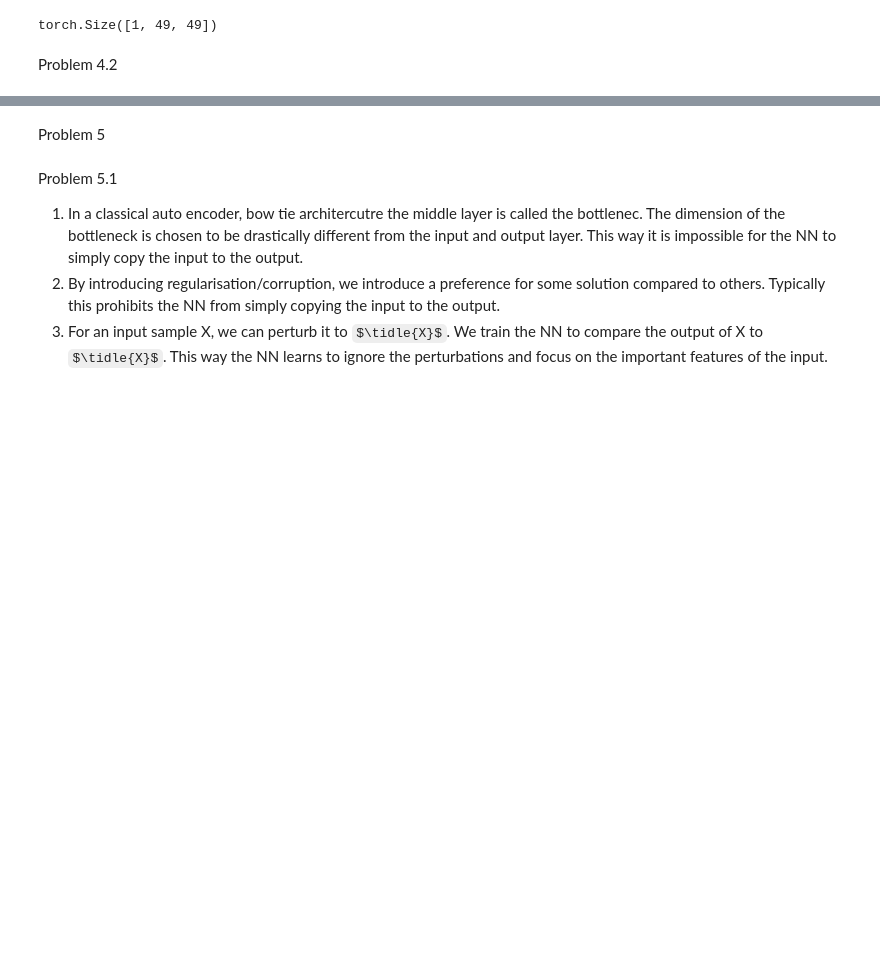
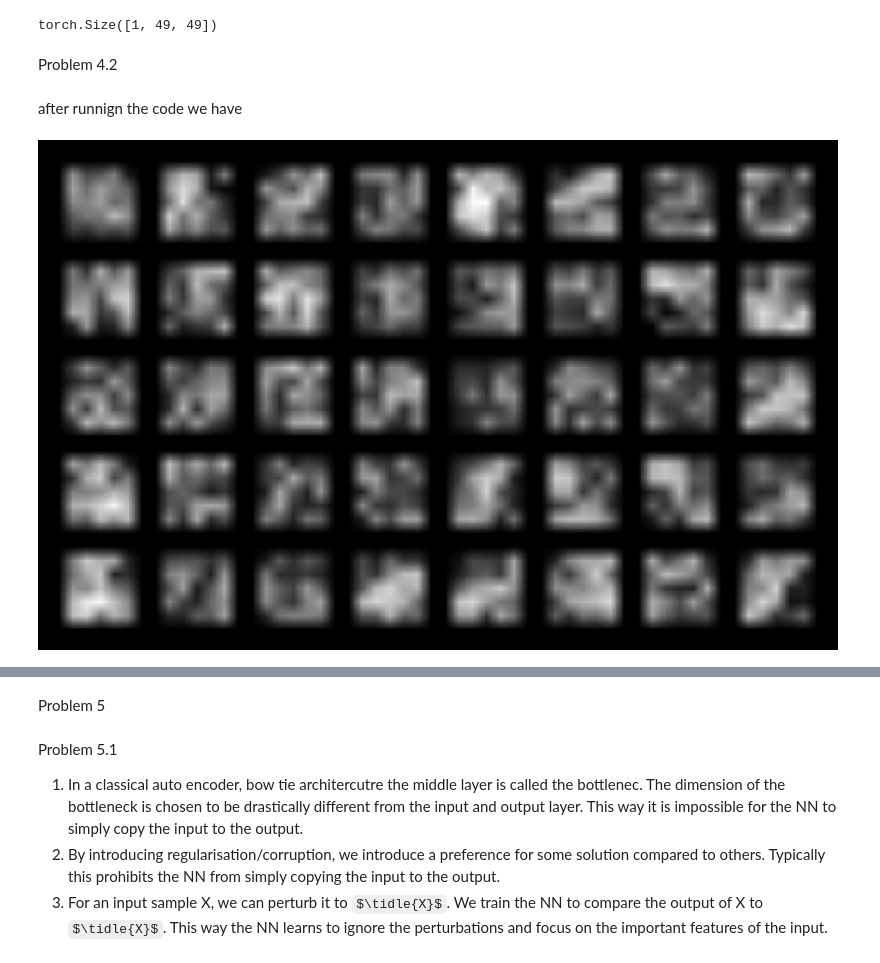
Before and after one commit to FridljDa/deep_learning, a Jupyter notebook: pset/pset2/16022023_file.ipynb, the cells around one changed output, grey strips where cells are left out. Drawn from its saved outputs; the diff is of its cells as text; code cells hidden in the pictures; some formulas as TeX source; blank space fills up the shorter version.

```diff
--- a/pset/pset2/16022023_file.ipynb
+++ b/pset/pset2/16022023_file.ipynb
@@ -38,3 +41,10 @@ print(output.shape)
 torch.Size([1, 49, 49])
 # %% [markdown]
 Problem 4.2
+# %% [markdown]
+after runnign the code we have
+# %%
+#show prob4_CNN.png
+Image(filename='prob4_CNN.png', width=800)
+# %% [output]
+[figure, added]
```
Also changed, not shown: parts of 15 cells of this notebook, 20 other files.
